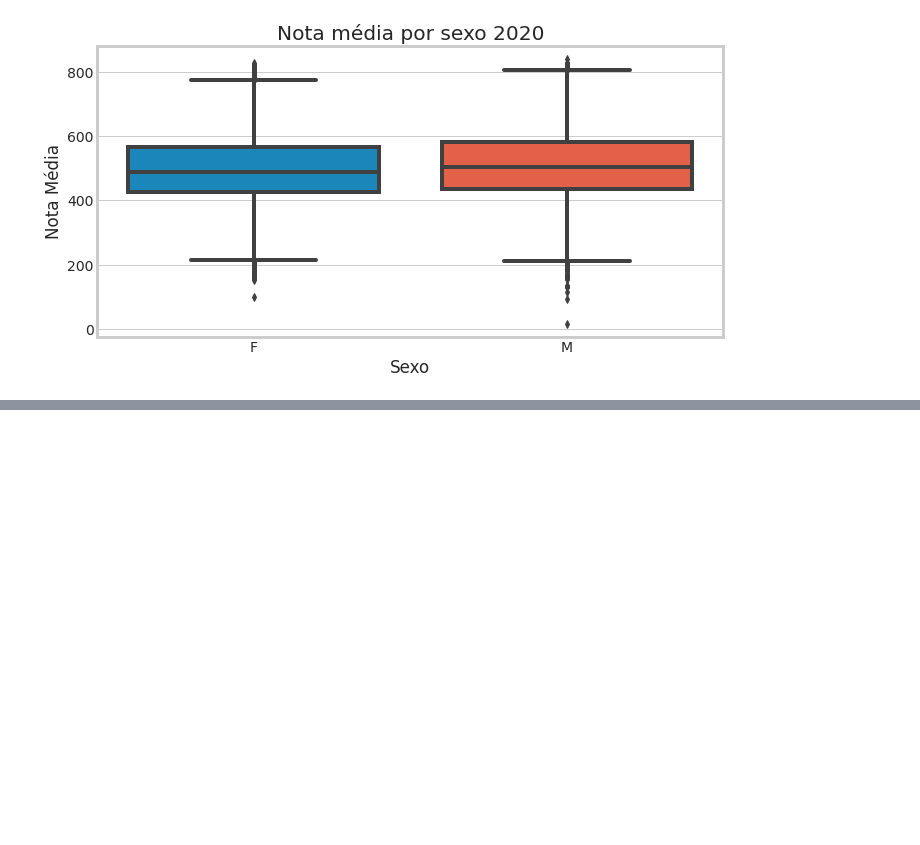
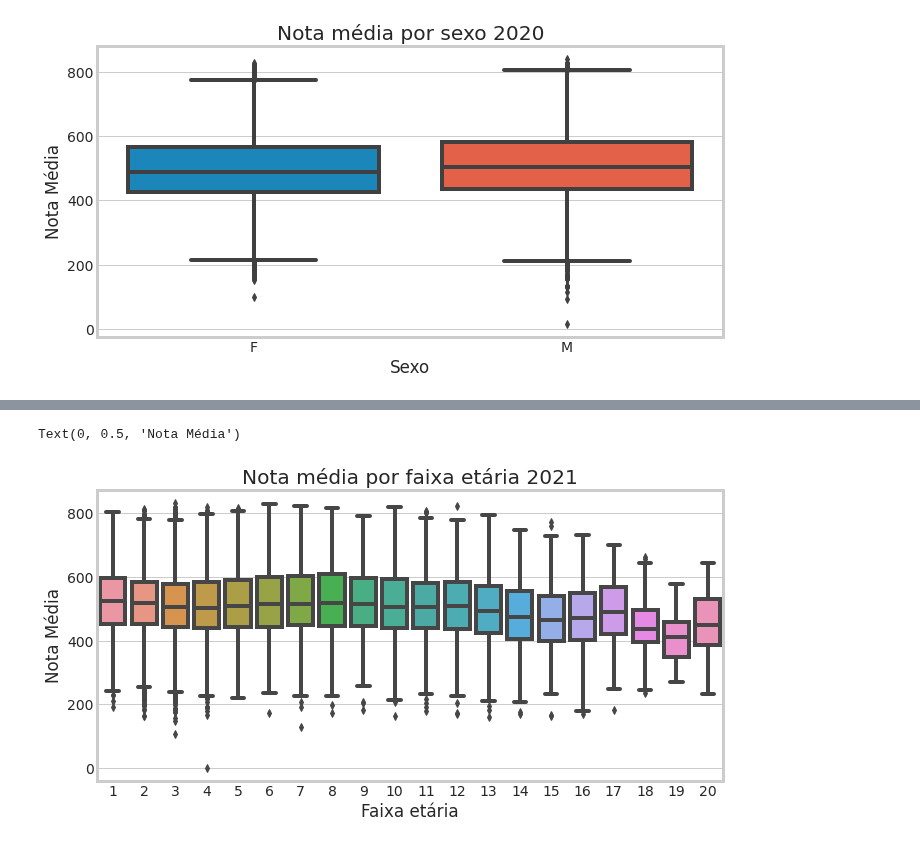
Before and after one commit to kingofrats04/Projeto_IA_DadosEnem, a Jupyter notebook: Cópia_de_Graficos_IA.ipynb, the cells around one changed output, grey strips where cells are left out. Cells and saved outputs as stored; diff of their text form; code cells hidden in the pictures; blank space fills up the shorter version.

```diff
--- a/Cópia_de_Graficos_IA.ipynb
+++ b/Cópia_de_Graficos_IA.ipynb
@@ -1774,0 +1783,8 @@ Text(0, 0.5, 'Nota Média')
+# %%
+sns.boxplot(x = 'TP_FAIXA_ETARIA', y = 'NOTA_MEDIA', data = base2021)
+plt.title("Nota média por faixa etária 2021")
+plt.xlabel('Faixa etária')
+plt.ylabel('Nota Média')
+# %% [output]
+Text(0, 0.5, 'Nota Média')
+[figure, added]
```
Also changed, not shown: parts of 13 cells of this notebook.
